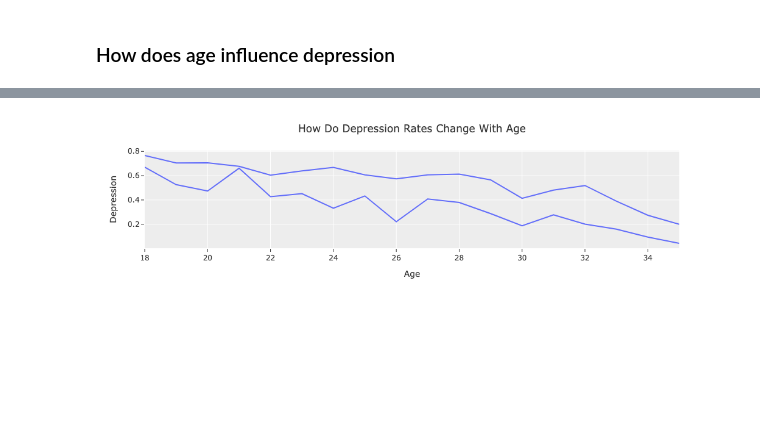
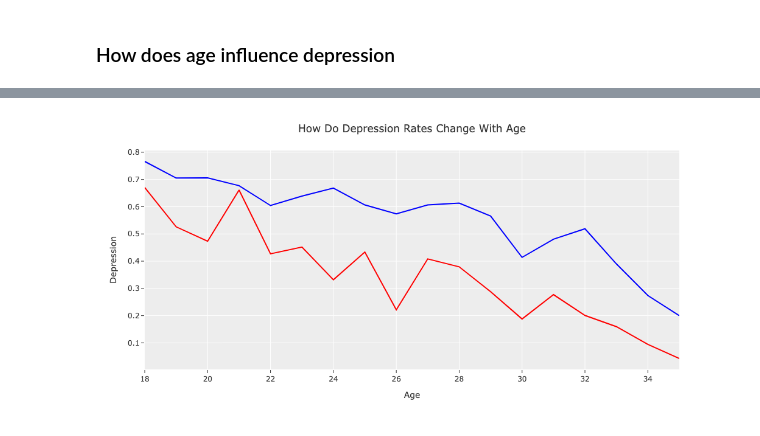
Before and after one commit to urielmartinez09/Project, a Jupyter notebook: SebastianTK.ipynb, the cells around one changed output, grey strips where cells are left out. Drawn from its saved outputs; the diff is of its cells as text; code cells hidden in the pictures; blank space fills up the shorter version.

```diff
--- a/SebastianTK.ipynb
+++ b/SebastianTK.ipynb
@@ -171,48 +171,46 @@ fig_students = px.line(DF_age_with_students,
     x = 'Age',
     y = 'Depression'
 )
-
+fig_students.update_traces(name="Students", line=dict(color='blue'))
 fig_students.update_layout(
                   title='How Do Depression Rates Change With Age',
                   template='ggplot2',
-                  legend_title='Depression',
-                  width=1000,
-                  height=300,
+                  width=800,
+                  height=500,
                       )
 
 #creating second line for workers
 # create new empty data frame in order to next fill it with columns from the origonal data frame
 DF_age_with_workers = pd.DataFrame()
 
 # moving over columns from the original data frame to the new one, specifically the columns depression, age, and family history
 # of mental illnesses
 DF_age_with_workers['Depression'] = DF['Depression']
 DF_age_with_workers['Age'] = DF['Age']
 DF_age_with_workers['Working Professional or Student'] = DF['Working Professional or Student']
 
 mask = (DF_age_with_workers['Working Professional or Student'] == "Working Professional")
 DF_age_with_workers = DF_age_with_workers[mask]
 del DF_age_with_workers['Working Professional or Student']
 mask = (DF_age_with_workers['Age'] <= 35)
 DF_age_with_workers = DF_age_with_workers[mask]
 
 
 DF_age_with_workers = DF_age_with_workers.groupby('Age').mean().reset_index()
 fig_workers = px.line(DF_age_with_workers,
     x = 'Age',
     y = 'Depression'
 )
-
+fig_workers.update_traces(name="Workers", line=dict(color='Red'))
 fig_workers.update_layout(
                   title='How Do Depression Rates Change With Age',
                   template='ggplot2',
-                  legend_title='Depression',
-                  width=1000,
-                  height=300,
+                  width=800,
+                  height=500,
                       )
 
 fig_students.add_traces(fig_workers.data)
 
 fig_students.show()
 # %% [output]
-[figure, old version]
+[figure, new version]
```
